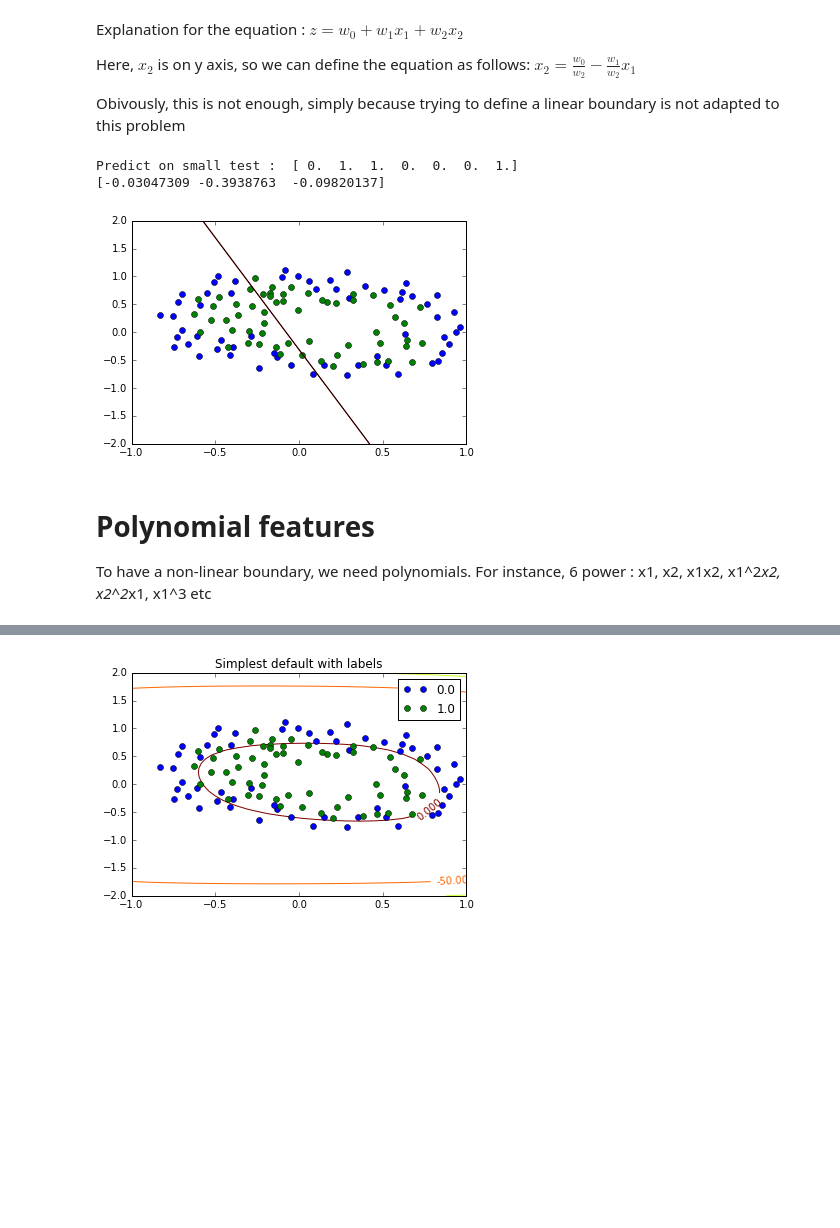
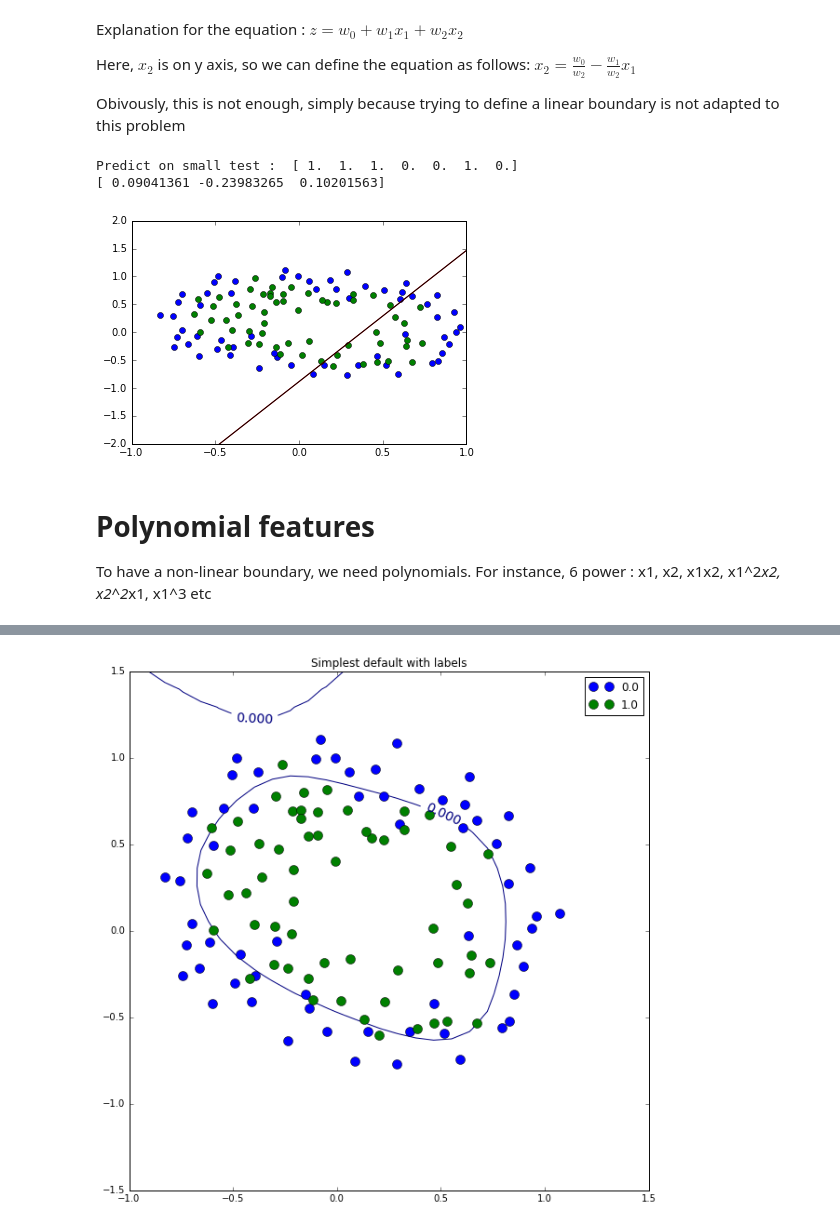
Before and after one commit to MrGreenRubato/notebooks, a Jupyter notebook: MLC/MLC_2/ex2 - Regularized Logistic Regression.ipynb, the cells around one changed output, grey strips where cells are left out. Drawn from its saved outputs; the diff is of its cells as text; code cells hidden in the pictures; blank space fills up the shorter version.

Commit message:
Plotting boundary : correct version

```diff
--- a/MLC/MLC_2/ex2 - Regularized Logistic Regression.ipynb
+++ b/MLC/MLC_2/ex2 - Regularized Logistic Regression.ipynb
@@ -38,7 +38,7 @@ y shape (118,)
 from sklearn.linear_model import LogisticRegression
 from sklearn.cross_validation import train_test_split
 
-X_train, X_test, y_train, y_test = train_test_split(X, y, test_size=0.05)
+X_train, X_test, y_train, y_test = train_test_split(X, y, test_size=0.2)
 
 #lr = LogisticRegression() # default solver to 'liblinear"
 
@@ -121,9 +121,9 @@ plotDecisionBoundary(test, X_train)
 plotDecisionBoundary2(lr)
 plt.show()
 # %% [output]
-Predict on small test :  [ 0.  1.  1.  0.  0.  0.  1.]
-[-0.03047309 -0.3938763  -0.09820137]
+Predict on small test :  [ 1.  1.  1.  0.  0.  1.  0.]
+[ 0.09041361 -0.23983265  0.10201563]
-[figure, old version]
+[figure, new version]
 # %% [markdown]
 # Polynomial features
 To have a non-linear boundary, we need polynomials. For instance, 6 power :
@@ -142,11 +142,18 @@ def generatePolynomials(order, X):
             XP = np.hstack((XP, np.power(X[:,0:1], j) * np.power(X[:,1:2], i-j)))
     return XP
 # %%
-XP_train = generatePolynomials(6, X_train)
-XP_test = generatePolynomials(6, X_test)
+import functools
+
+polynomial_order = 6
+Lambda = 0.01
+
+XP_train = generatePolynomials(polynomial_order, X_train)
+XP_test = generatePolynomials(polynomial_order, X_test)
 
 #print(XP_train)
 print(XP_train.shape)
+
+lr = LogisticRegression(solver='lbfgs', C=1/Lambda)  # C = 1/lambda (default = 1, if lower, regularization is stronger)
 
 lr.fit(XP_train,y_train)
 lr.get_params()
@@ -157,50 +164,49 @@ print('Score on training set : ', lr.score(XP_train,y_train))
 print('Score on test set : ', lr.score(XP_test,y_test))
 
 def plotDecisionBoundaryPoly(lr):
+    def myexpit(n):
+        #res = expit(n)
+        #if res < 0.5:
+        #    res = res/4
+        #return res
+        if n < 0: return 0.05
+        else: return 0.35
 
-    h = .02
-    x_min, x_max = XP_train[:, 0].min() - 1, XP_train[:, 0].max() + 1
-    y_min, y_max = XP_train[:, 1].min() - 1, XP_train[:, 1].max() + 1
-    xx, yy = np.meshgrid(np.arange(x_min, x_max, h),
-                         np.arange(y_min, y_max, h))
+    from scipy.special import expit
 
-
-    # Plot the decision boundary. For that, we will assign a color to each
-    # point in the mesh [x_min, m_max]x[y_min, y_max].
-    Z = lr.predict(np.c_[xx.ravel(), yy.ravel()])
-
-    # Put the result into a color plot
-    Z = Z.reshape(xx.shape)
-    plt.contour(xx, yy, Z, cmap=plt.cm.Paired)
-
-
-def plotDecisionBoundaryPoly2(lr):
-    u = np.linspace(-2, 2, 50)
-    v = np.linspace(-2, 2, 50)
+    u = np.linspace(-1, 1.5, 30)
+    v = np.linspace(-1.5, 1.5, 30)
 
     z = np.zeros((len(u), len(v)))
 
     # for each tuple, evaluate z (after generating polynomials)
     for i in range (len(u)):
         for j in range (len(v)):
-            x = np.array([ u[i], v[j]]).reshape(1,2)
+            x = np.array([u[i], v[j]]).reshape(1,2)
+
             #print('u,v = ',x)
 
-            temp = generatePolynomials(6, x)
+            temp = generatePolynomials(polynomial_order, x)
             #print('poly uv = ', temp)
             zt = np.dot(temp,lr.coef_.transpose()) + lr.intercept_
             #print('z', zt)
             z[i,j] = zt
-    print(z)
-    cs = plt.contour(u, v, z)
-    plt.clabel(cs, inline=1, fontsize=10)
+            #z = np.array(list(map(lambda z, x, y : myexpit(z[x,y]), z, range(len(u)), range(len(v)))))
+
+    cs = plt.contour(u, v, z.transpose(), [0])
+    plt.clabel(cs, inline=5, fontsize=14, cmap=plt.cm.RdGy)
     plt.title('Simplest default with labels')
 
-plt.xlim(-1,1)
-plt.ylim(-2,2)
+    #for i in range(len(u)):
+    #    for j in range(len(v)):
+    #        plt.scatter(u[i], v[j], marker='o', s=100, alpha = myexpit(z[i,j]))
+#
+plt.figure(figsize=(10,10))
+plotDecisionBoundaryPoly(lr)
+plt.xlim(-1,1.5)
+plt.ylim(-1.5,1.5)
 for name, group in groups:
-    plt.plot(group.x, group.y, marker='o', linestyle='', ms=6, label=name)
-plotDecisionBoundaryPoly2(lr)
+    plt.plot(group.x, group.y, marker='o', linestyle='', ms=10, label=name)
 plt.legend()
 plt.show()
 # %% [output]
@@ -224,4 +223,4 @@ Score on test set :  0.833333333333
-[figure, old version]
+[figure, new version]
 # %%
 x = np.array([ -0.5, 1]).reshape(1,2)
 temp = generatePolynomials(6, x)
```
Also changed, not shown: parts of 4 cells of this notebook.
